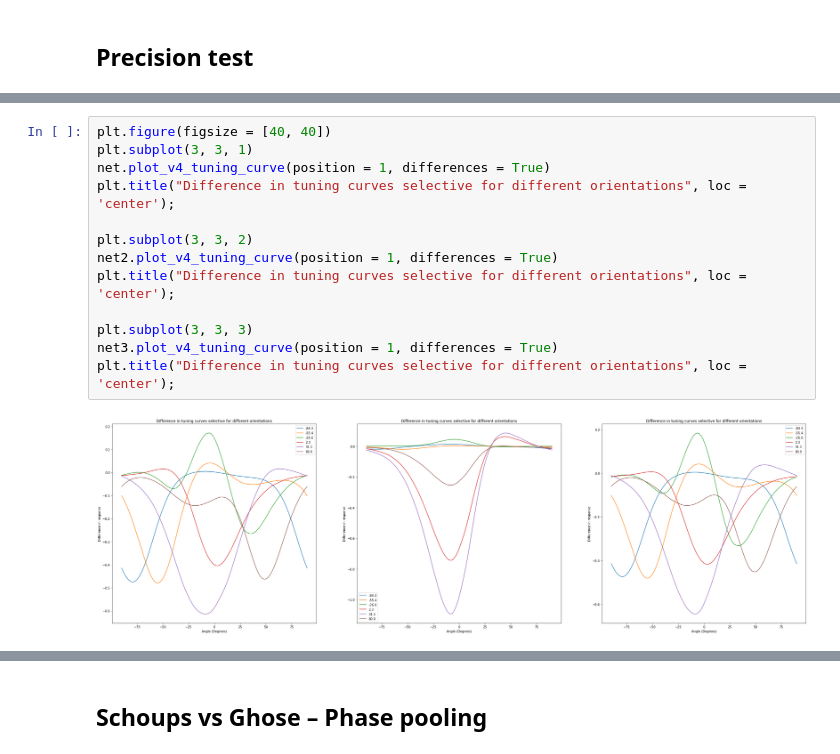
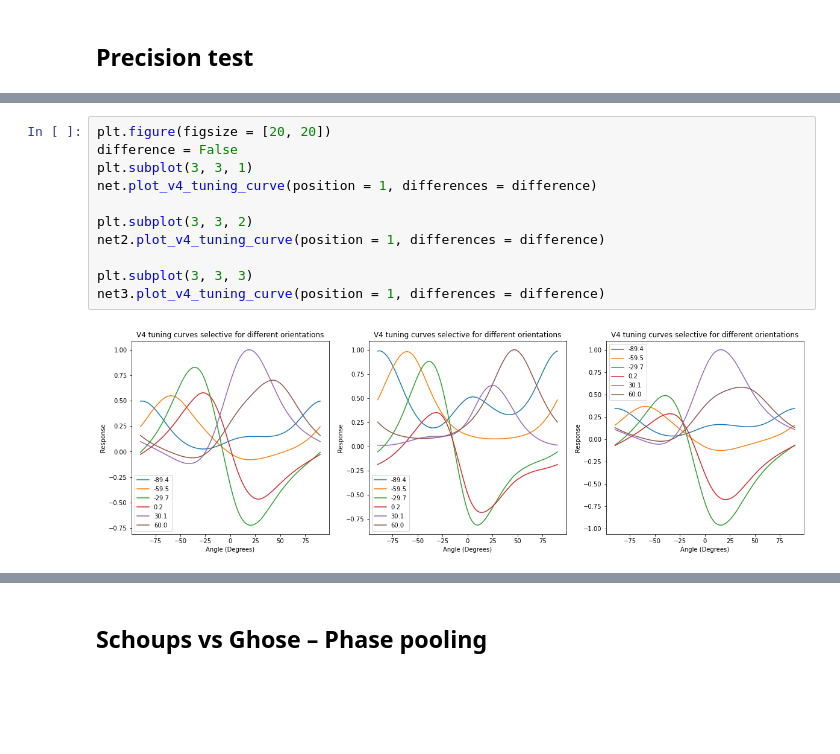
Before and after one commit to pacochow/Modelling-vpl, a Jupyter notebook: Locally_connected_network.ipynb, the cells around one changed output, grey strips where cells are left out. Drawn from its saved outputs; the diff is of its cells as text; blank space fills up the shorter version.

```diff
--- a/Locally_connected_network.ipynb
+++ b/Locally_connected_network.ipynb
@@ -222,18 +230,16 @@ plt.title("Change in bandwidth for V1 tuning curves of networks trained on diffe
 # %%
-plt.figure(figsize = [40, 40])
+plt.figure(figsize = [20, 20])
+difference = False
 plt.subplot(3, 3, 1)
-net.plot_v4_tuning_curve(position = 1, differences = True)
-plt.title("Difference in tuning curves selective for different orientations", loc = 'center');
+net.plot_v4_tuning_curve(position = 1, differences = difference)
 
 plt.subplot(3, 3, 2)
-net2.plot_v4_tuning_curve(position = 1, differences = True)
-plt.title("Difference in tuning curves selective for different orientations", loc = 'center');
+net2.plot_v4_tuning_curve(position = 1, differences = difference)
 
 plt.subplot(3, 3, 3)
-net3.plot_v4_tuning_curve(position = 1, differences = True)
-plt.title("Difference in tuning curves selective for different orientations", loc = 'center');
+net3.plot_v4_tuning_curve(position = 1, differences = difference)
 # %% [output]
-[figure, old version]
+[figure, new version]
 # %%
 net.v4_tuning_params(1)
 net2.v4_tuning_params(1)
```
Also changed, not shown: parts of 59 cells of this notebook, 1 other file.
